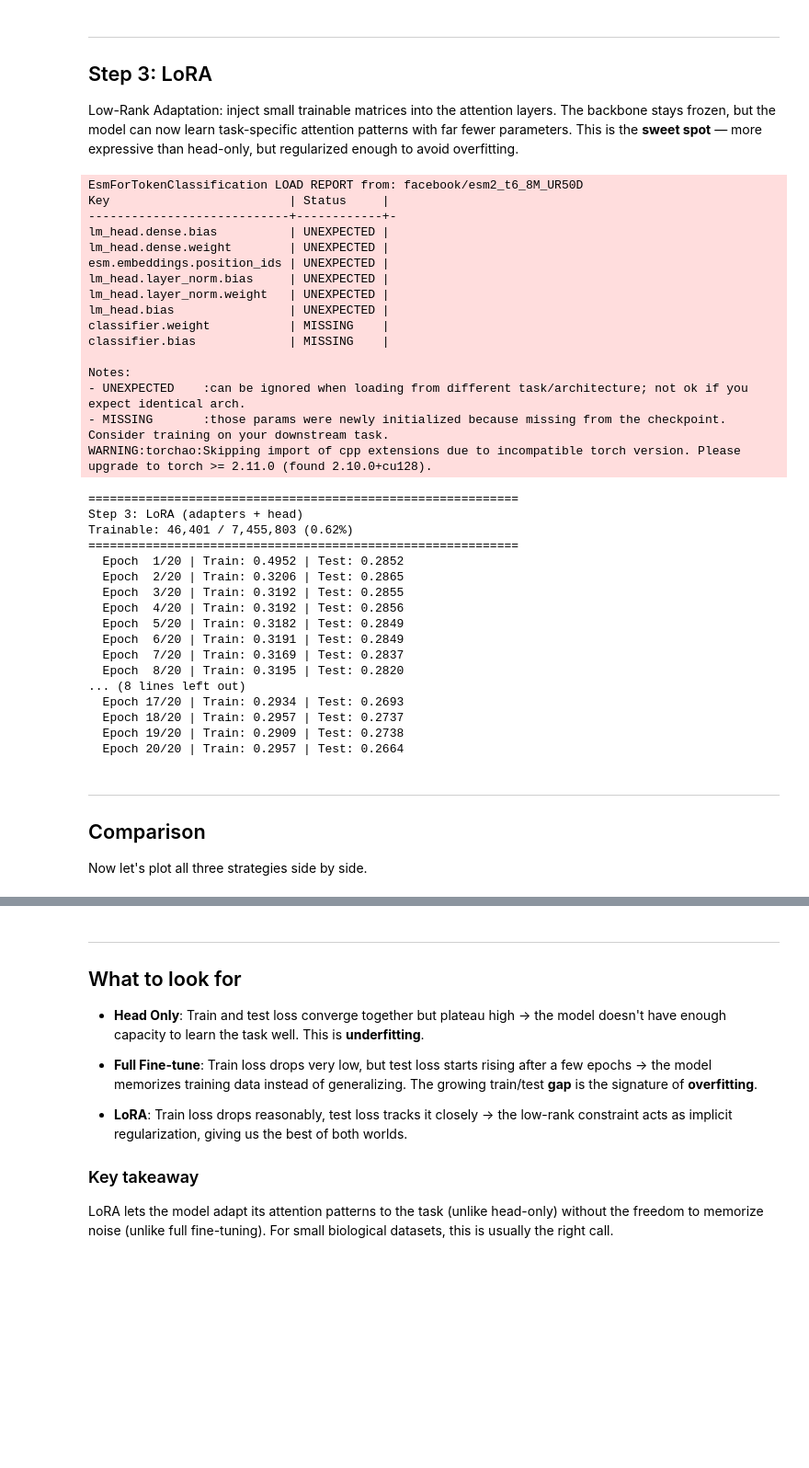
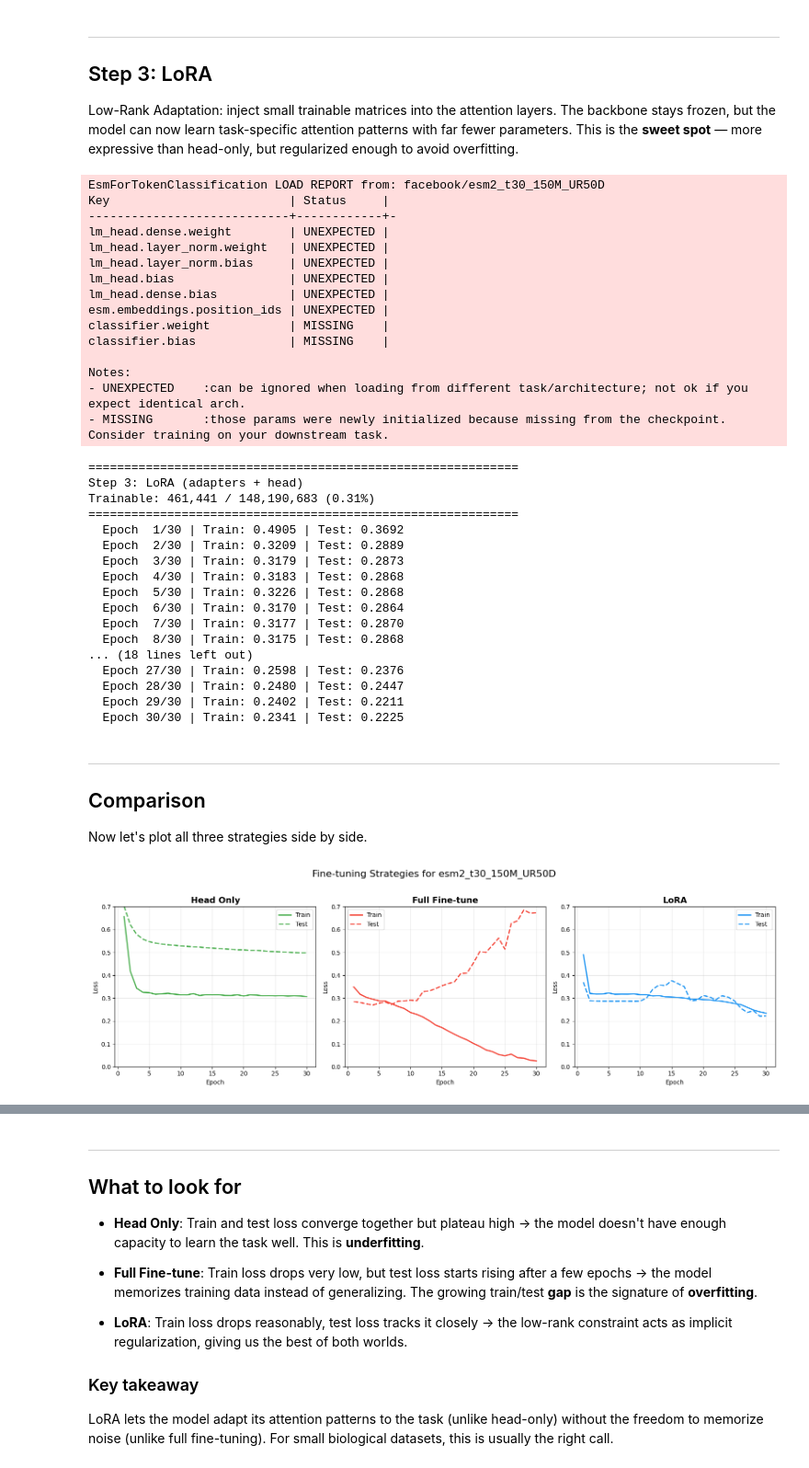
Before and after one commit to sokrypton/ml4me, a Jupyter notebook: finetune_esm2_tutorial.ipynb, the cells around one changed output, grey strips where cells are left out. Shown at 92% size. Saved outputs shown, nothing was run; the diff lists cells and outputs as text; code cells hidden in the pictures; blank space fills up the shorter version.

```diff
--- a/finetune_esm2_tutorial.ipynb
+++ b/finetune_esm2_tutorial.ipynb
@@ -163,7 +163,7 @@ def train_and_record(model, train_loader, test_loader, num_epochs, lr, label):
     return {"train": train_losses, "test": test_losses}
 # %%
 # Training config
-num_epochs = 20  # @param {"type":"integer"}
+num_epochs = 30  # @param {"type":"integer"}
 learning_rate = 1e-3  # @param {"type":"number"}
 
 # We'll collect all results here for the final comparison plot
@@ -311,39 +311,38 @@ all_results["LoRA"] = train_and_record(
     "Step 3: LoRA (adapters + head)"
 )
 # %% [output]
-EsmForTokenClassification LOAD REPORT from: facebook/esm2_t6_8M_UR50D
+EsmForTokenClassification LOAD REPORT from: facebook/esm2_t30_150M_UR50D
 Key                         | Status     |
 ----------------------------+------------+-
+lm_head.dense.weight        | UNEXPECTED |
+lm_head.layer_norm.weight   | UNEXPECTED |
+lm_head.layer_norm.bias     | UNEXPECTED |
+lm_head.bias                | UNEXPECTED |
 lm_head.dense.bias          | UNEXPECTED |
-lm_head.dense.weight        | UNEXPECTED |
 esm.embeddings.position_ids | UNEXPECTED |
-lm_head.layer_norm.bias     | UNEXPECTED |
-lm_head.layer_norm.weight   | UNEXPECTED |
-lm_head.bias                | UNEXPECTED |
 classifier.weight           | MISSING    |
 classifier.bias             | MISSING    |
 
 Notes:
 - UNEXPECTED    :can be ignored when loading from different task/architecture; not ok if you expect identical arch.
 - MISSING       :those params were newly initialized because missing from the checkpoint. Consider training on your downstream task.
-WARNING:torchao:Skipping import of cpp extensions due to incompatible torch version. Please upgrade to torch >= 2.11.0 (found 2.10.0+cu128).
 ============================================================
 Step 3: LoRA (adapters + head)
-Trainable: 46,401 / 7,455,803 (0.62%)
+Trainable: 461,441 / 148,190,683 (0.31%)
 ============================================================
-  Epoch  1/20 | Train: 0.4952 | Test: 0.2852
-  Epoch  2/20 | Train: 0.3206 | Test: 0.2865
-  Epoch  3/20 | Train: 0.3192 | Test: 0.2855
-  Epoch  4/20 | Train: 0.3192 | Test: 0.2856
-  Epoch  5/20 | Train: 0.3182 | Test: 0.2849
-  Epoch  6/20 | Train: 0.3191 | Test: 0.2849
-  Epoch  7/20 | Train: 0.3169 | Test: 0.2837
-  Epoch  8/20 | Train: 0.3195 | Test: 0.2820
-... (8 lines left out)
-  Epoch 17/20 | Train: 0.2934 | Test: 0.2693
-  Epoch 18/20 | Train: 0.2957 | Test: 0.2737
-  Epoch 19/20 | Train: 0.2909 | Test: 0.2738
-  Epoch 20/20 | Train: 0.2957 | Test: 0.2664
+  Epoch  1/30 | Train: 0.4905 | Test: 0.3692
+  Epoch  2/30 | Train: 0.3209 | Test: 0.2889
+  Epoch  3/30 | Train: 0.3179 | Test: 0.2873
+  Epoch  4/30 | Train: 0.3183 | Test: 0.2868
+  Epoch  5/30 | Train: 0.3226 | Test: 0.2868
+  Epoch  6/30 | Train: 0.3170 | Test: 0.2864
+  Epoch  7/30 | Train: 0.3177 | Test: 0.2870
+  Epoch  8/30 | Train: 0.3175 | Test: 0.2868
+... (18 lines left out)
+  Epoch 27/30 | Train: 0.2598 | Test: 0.2376
+  Epoch 28/30 | Train: 0.2480 | Test: 0.2447
+  Epoch 29/30 | Train: 0.2402 | Test: 0.2211
+  Epoch 30/30 | Train: 0.2341 | Test: 0.2225
 # %% [markdown]
 ---
 ## Comparison
@@ -352,28 +351,24 @@ Now let's plot all three strategies side by side.
 # %%
 fig, axes = plt.subplots(1, 3, figsize=(16, 5))
 colors = {"Head Only": "#4CAF50", "Full Fine-tune": "#F44336", "LoRA": "#2196F3"}
 epochs = range(1, num_epochs + 1)
 
 # Individual plots
 for ax, (name, res) in zip(axes, all_results.items()):
     ax.plot(epochs, res["train"], '-', color=colors[name], label="Train", linewidth=2)
     ax.plot(epochs, res["test"], '--', color=colors[name], label="Test", linewidth=2)
     ax.set_title(name, fontsize=14, fontweight='bold')
     ax.set_xlabel("Epoch")
     ax.set_ylabel("Loss")
     ax.legend()
     ax.grid(True, alpha=0.3)
-
-    # Annotate the gap
-    gap = res["test"][-1] - res["train"][-1]
-    ax.annotate(f"gap: {gap:.4f}",
-                xy=(num_epochs, res["test"][-1]),
-                fontsize=10, ha='right', va='bottom',
-                color=colors[name])
+    ax.set_ylim(0.0,0.7)
 
 plt.suptitle(f"Fine-tuning Strategies for {model_name}", fontsize=16, y=1.02)
 plt.tight_layout()
 plt.show()
+# %% [output]
+[figure, added]
 # %%
 # Overlay: test loss comparison
 plt.figure(figsize=(8, 5))
```
Also changed, not shown: parts of 10 cells of this notebook.
